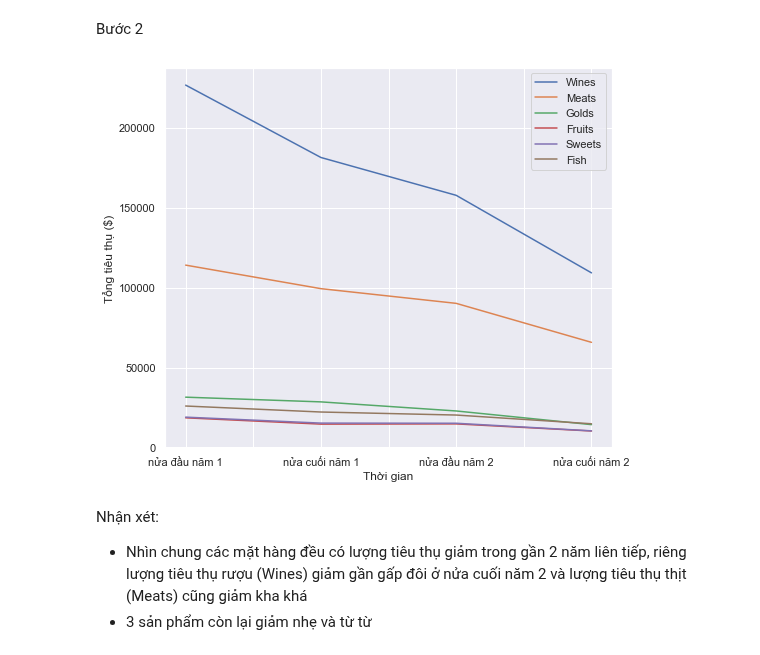
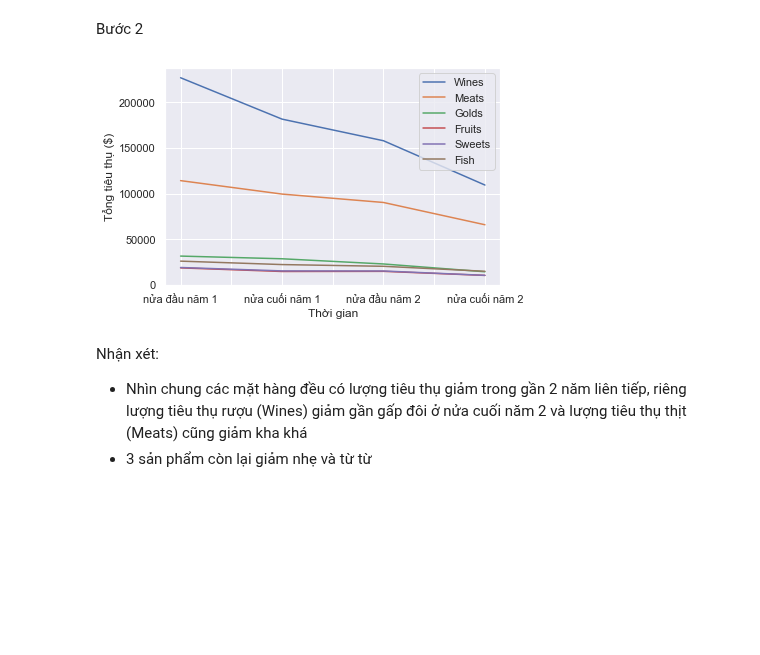
Before and after one commit to ngminhluong/CDS-EndTerm, a Jupyter notebook: Source/Main.ipynb, the cells around one changed output. Cells and saved outputs as stored; diff of their text form; code cells hidden in the pictures; blank space fills up the shorter version.

```diff
--- a/Source/Main.ipynb
+++ b/Source/Main.ipynb
@@ -501,9 +512,9 @@ df
 # %% [markdown]
 Bước 2
 # %%
-df.plot.line(figsize=(8,7), ylabel='Tổng tiêu thụ ($)', xlabel='Thời gian');
+df.plot.line(ylabel='Tổng tiêu thụ ($)', xlabel='Thời gian');
 # %% [output]
-[figure, old version]
+[figure, new version]
 # %% [markdown]
 Nhận xét:
 - Nhìn chung các mặt hàng đều có lượng tiêu thụ giảm trong gần 2 năm liên tiếp, riêng lượng tiêu thụ rượu (Wines) giảm gần gấp đôi ở nửa cuối năm 2 và lượng tiêu thụ thịt (Meats) cũng giảm kha khá
```
Also changed, not shown: parts of 27 cells of this notebook.
